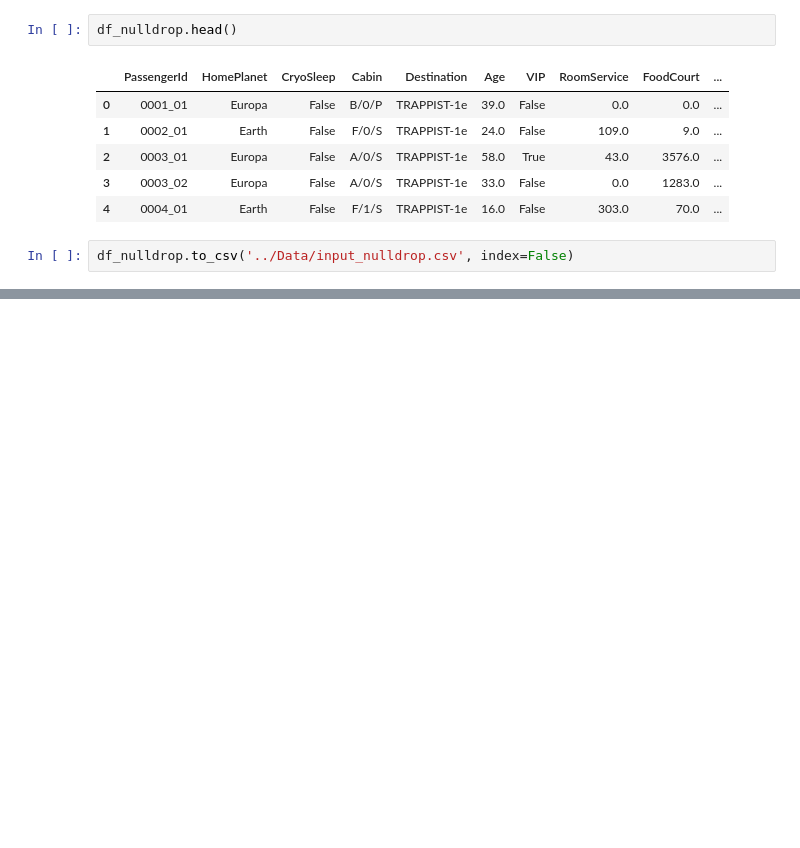
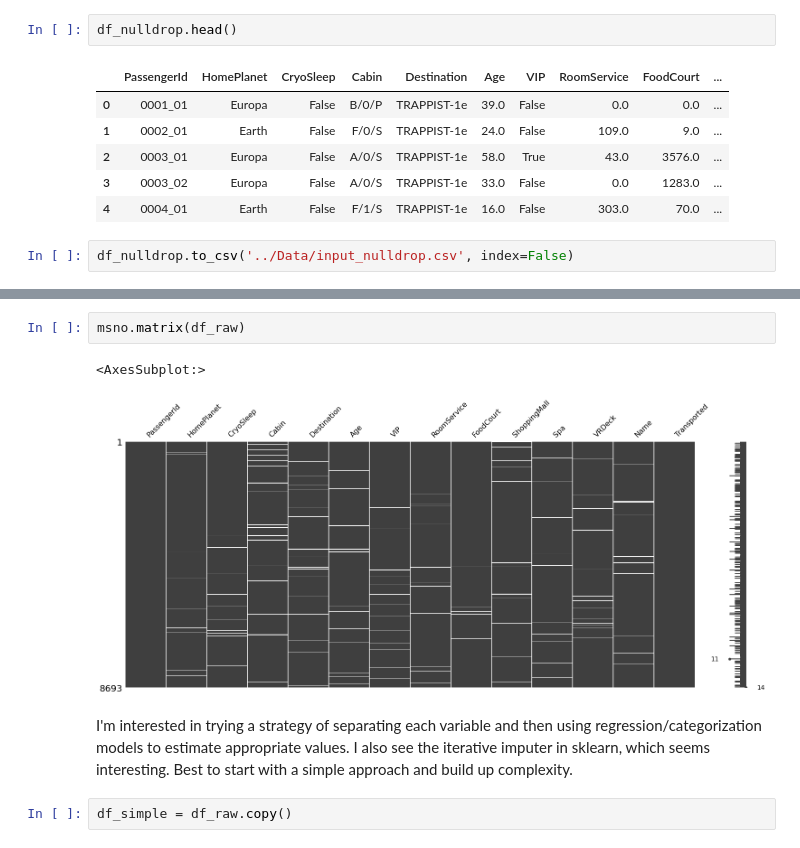
Before and after one commit to PaperArmada/Spaceship-Titanic, a Jupyter notebook: Code/00 - Data Ingest.ipynb, the cells around one changed output, grey strips where cells are left out. Saved outputs shown, nothing was run; the diff lists cells and outputs as text; blank space fills up the shorter version.

```diff
--- a/Code/00 - Data Ingest.ipynb
+++ b/Code/00 - Data Ingest.ipynb
@@ -404,0 +431,9 @@ df_nulldrop.to_csv('../Data/input_nulldrop.csv', index=False)
+# %%
+msno.matrix(df_raw)
+# %% [output]
+<AxesSubplot:>
+[figure, added]
+# %% [markdown]
+I'm interested in trying a strategy of separating each variable and then using regression/categorization models to estimate appropriate values. I also see the iterative imputer in sklearn, which seems interesting. Best to start with a simple approach and build up complexity.
+# %%
+df_simple = df_raw.copy()
```
Also changed, not shown: parts of 44 cells of this notebook, 1 other file.
